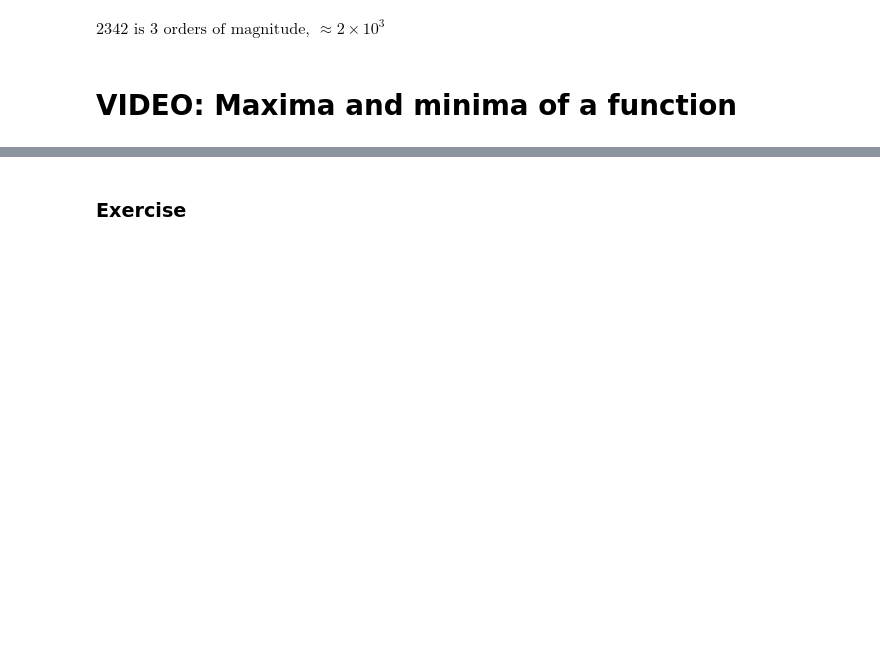
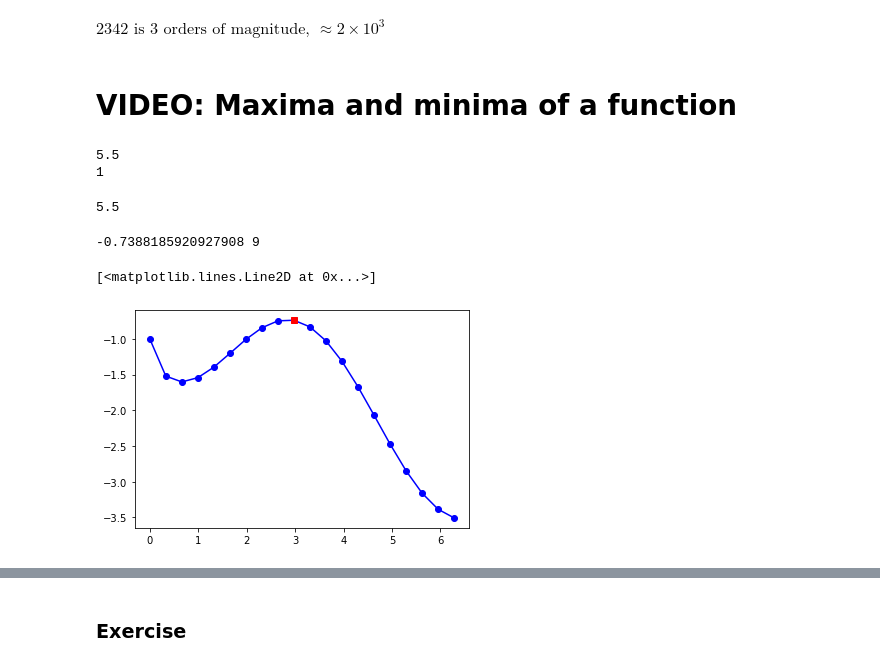
Before and after one commit to adel-nouar/Math_with_Python, a Jupyter notebook: Section07_pymath_algebra2.ipynb, the cells around one changed output, grey strips where cells are left out. Cells and saved outputs as stored; diff of their text form; code cells hidden in the pictures; blank space fills up the shorter version.

```diff
--- a/Section07_pymath_algebra2.ipynb
+++ b/Section07_pymath_algebra2.ipynb
@@ -995,0 +999,27 @@ $\displaystyle 2342\text{ is }3\text{ orders of magnitude, }\approx 2\times10^{3
+# %%
+# max and argmax
+lst = [-4,5.5,3,2]
+maxval = np.max(lst)
+maxvalidx = np.argmax(lst)
+print(maxval)
+print(maxvalidx)
+lst[maxvalidx]
+# %% [output]
+5.5
+1
+5.5
+# %%
+x = np.linspace(0, 2*np.pi, 20)
+fx = -(np.cos(x) + np.sqrt(x))
+
+fmax = np.max(fx)
+fmaxidx = np.argmax(fx)
+
+print(fmax, fmaxidx)
+
+plt.plot(x, fx, 'bo-')
+plt.plot(x[fmaxidx], fmax, 'rs')
+# %% [output]
+-0.7388185920927908 9
+[<matplotlib.lines.Line2D at 0x...>]
+[figure, added]
```
Also changed, not shown: parts of 2 cells of this notebook.
